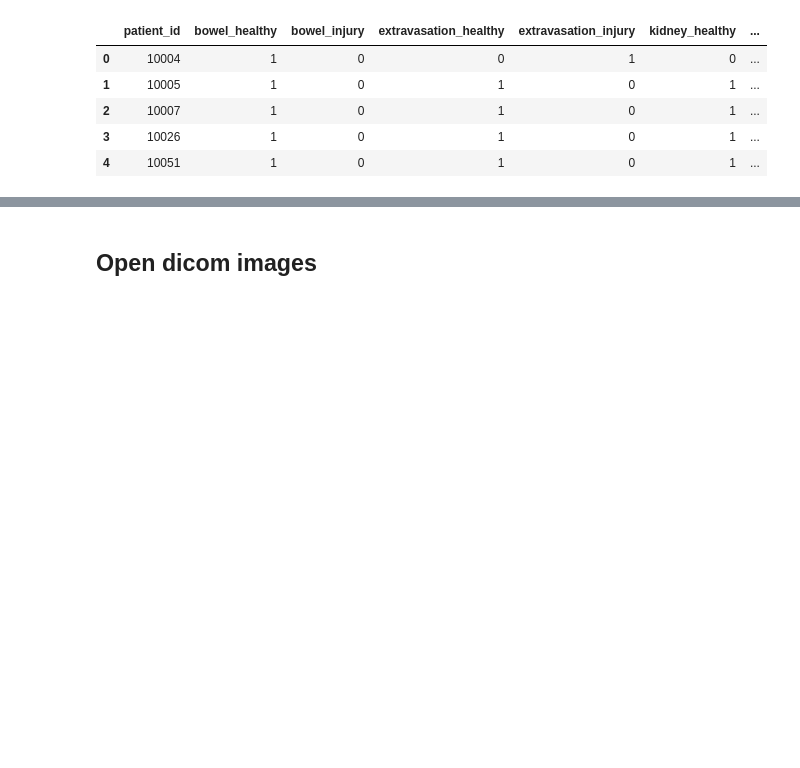
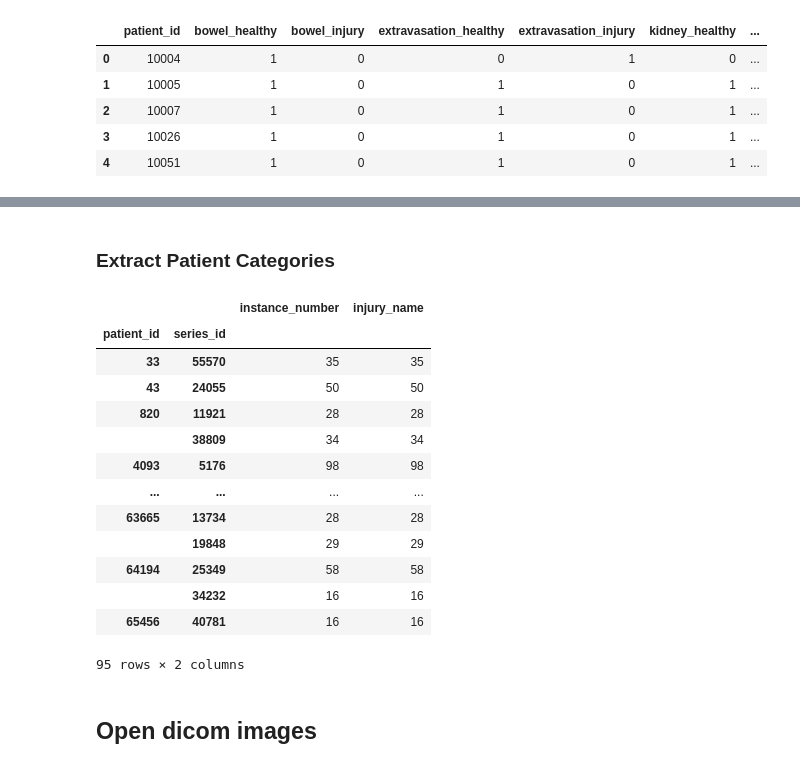
Before and after one commit to MarcoKurepa/RSNA-2023-Abdominal-Trauma-Detection, a Jupyter notebook: data-analysis/dicom-data-extraction.ipynb, the cells around one changed output, grey strips where cells are left out. Drawn from its saved outputs; the diff is of its cells as text; code cells hidden in the pictures; blank space fills up the shorter version.

Commit message:
Data on # Images per scan

```diff
--- a/data-analysis/dicom-data-extraction.ipynb
+++ b/data-analysis/dicom-data-extraction.ipynb
@@ -100,3 +134,30 @@ train[['any_injury']].value_counts().rename({0: 'no_injury', 1: 'present_injury'
+# %% [markdown]
+### Extract Patient Categories
+# %%
+bowel_images = injuries[injuries['injury_name']=='Bowel']
+fluid_images = injuries[injuries['injury_name']=='Active_Extravasation']
+def image_frame_to_path(images):
+    return train_image_root + '/' + images['patient_id'].astype(str) + '/' + images['series_id'].astype(str) + '/' + images['instance_number'].astype(str) + '.dicom'
+bowel_image_paths = image_frame_to_path(bowel_images)
+fluid_image_paths = image_frame_to_path(bowel_images)
+# %%
+# Number of images for each scan
+bowel_images.groupby(['patient_id', 'series_id']).count()
+# %% [output]
+|  |  | instance_number | injury_name |
+| patient_id | series_id |  |  |
+| 33 | 55570 | 35 | 35 |
+| 43 | 24055 | 50 | 50 |
+| 820 | 11921 | 28 | 28 |
+|  | 38809 | 34 | 34 |
+| 4093 | 5176 | 98 | 98 |
+| ... | ... | ... | ... |
+| 63665 | 13734 | 28 | 28 |
+|  | 19848 | 29 | 29 |
+| 64194 | 25349 | 58 | 58 |
+|  | 34232 | 16 | 16 |
+| 65456 | 40781 | 16 | 16 |
+95 rows × 2 columns
 # %% [markdown]
 ## Open dicom images
 # %%
```
Also changed, not shown: parts of 8 cells of this notebook.
